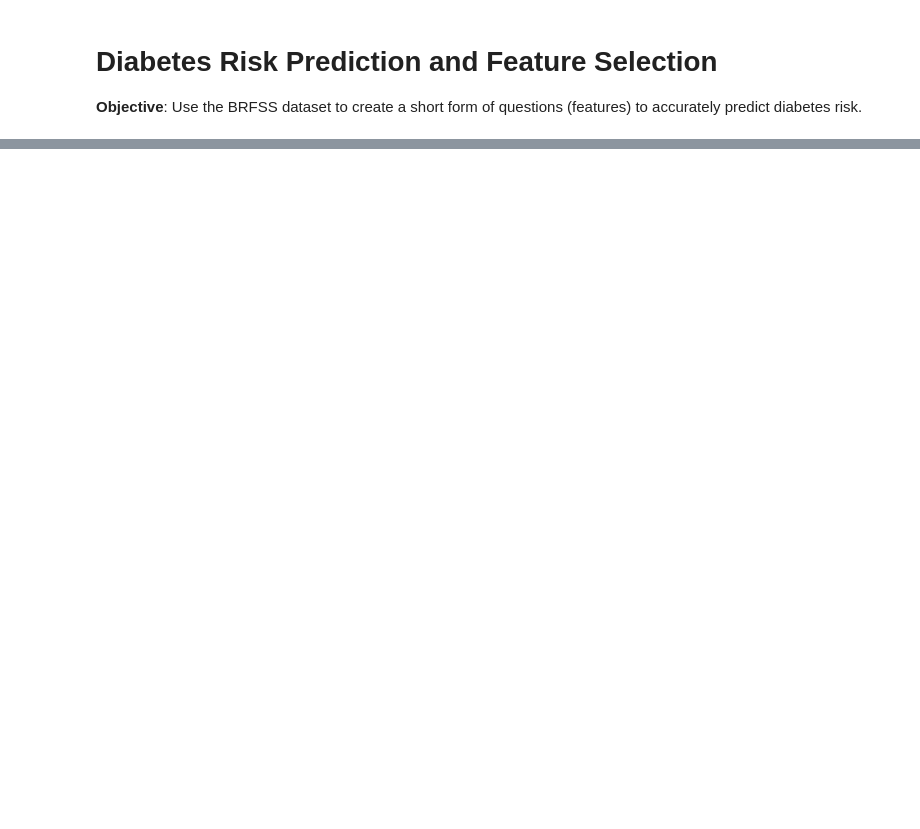
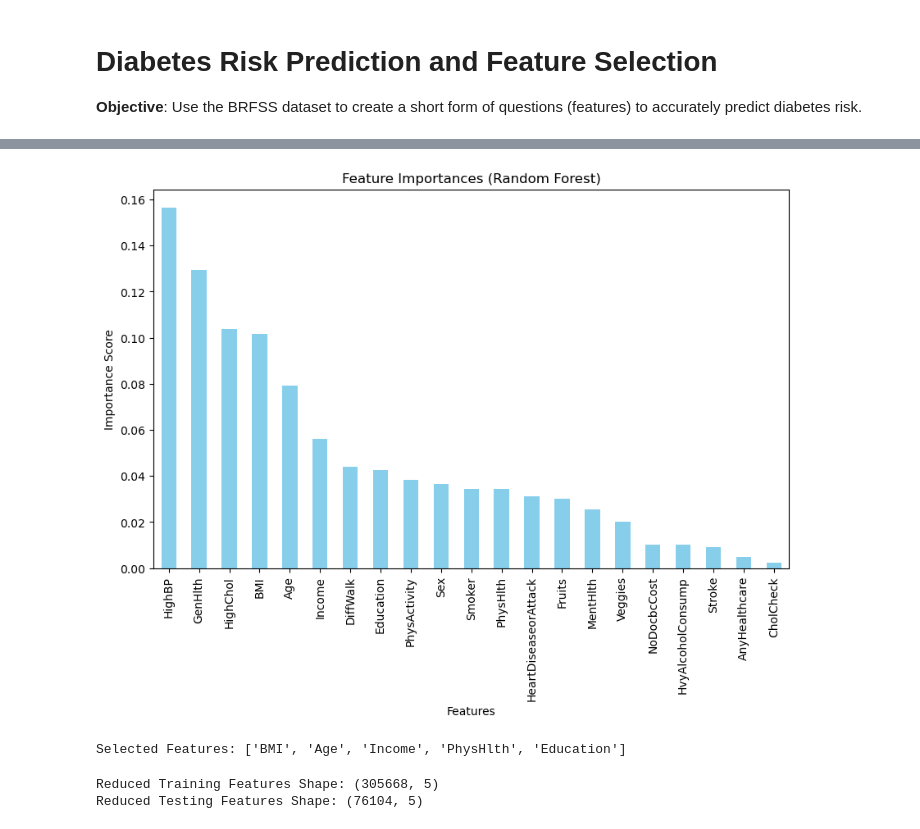
Before and after one commit to LeslieBarrera/project-2-diabetes-risk-prediction, a Jupyter notebook: Leslie's notebook.ipynb, the cells around one changed output, grey strips where cells are left out. Saved outputs shown, nothing was run; the diff lists cells and outputs as text; code cells hidden in the pictures; blank space fills up the shorter version.

```diff
--- a/Leslie's notebook.ipynb
+++ b/Leslie's notebook.ipynb
@@ -539,0 +258,39 @@ SystemExit: 1
+# %%
+# Train Random Forest and Selected Features
+
+# Train Random Forest for Feature Importance Analysis
+
+clf = RandomForestClassifier(random_state=42)
+clf.fit(X_train_resampled, y_train_resampled)
+
+# Visualize feature importances
+feature_importances = pd.Series(clf.feature_importances_, index=X.columns)
+feature_importances.sort_values(ascending=False, inplace=True)
+
+plt.figure(figsize=(10, 6))
+feature_importances.plot(kind="bar", color="skyblue")
+plt.title("Feature Importances (Random Forest)")
+plt.ylabel("Importance Score")
+plt.xlabel("Features")
+plt.show()
+
+# Confirm selected features
+print(f"Selected Features: {list(top_features)}")
+# %% [output]
+[figure, added]
+Selected Features: ['BMI', 'Age', 'Income', 'PhysHlth', 'Education']
+# %%
+# Create Reduced Datasets using Selected Features
+
+# Convert resampled training data to DataFrame
+X_train_resampled = pd.DataFrame(X_train_resampled, columns=X.columns)
+
+# Create reduced datasets
+X_train_reduced = X_train_resampled[top_features]
+X_test_reduced = X_test[top_features]
+
+print(f"Reduced Training Features Shape: {X_train_reduced.shape}")
+print(f"Reduced Testing Features Shape: {X_test_reduced.shape}")
+# %% [output]
+Reduced Training Features Shape: (305668, 5)
+Reduced Testing Features Shape: (76104, 5)
```
Also changed, not shown: parts of 45 cells of this notebook, 5 other files.
